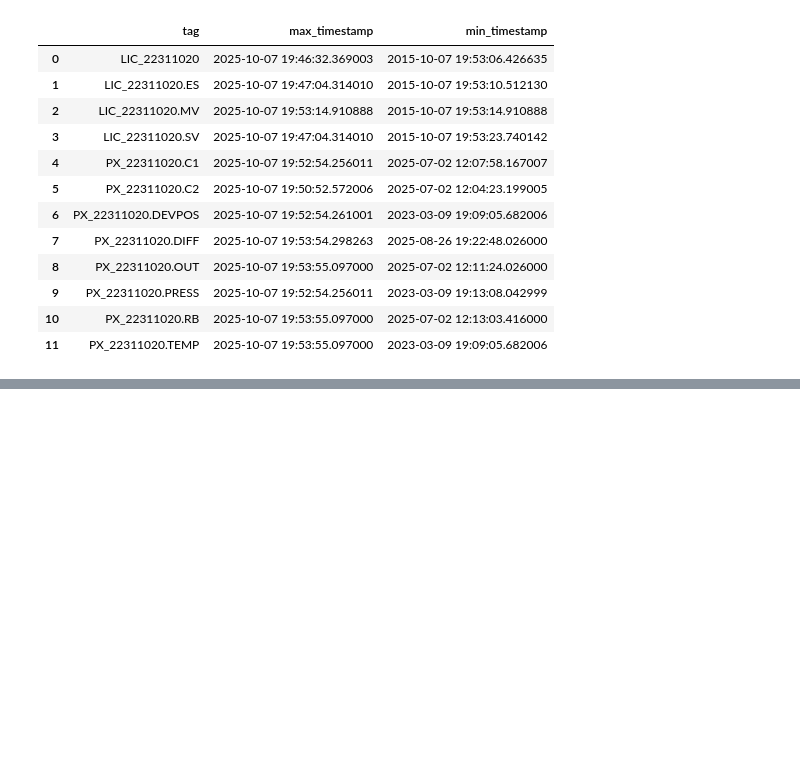
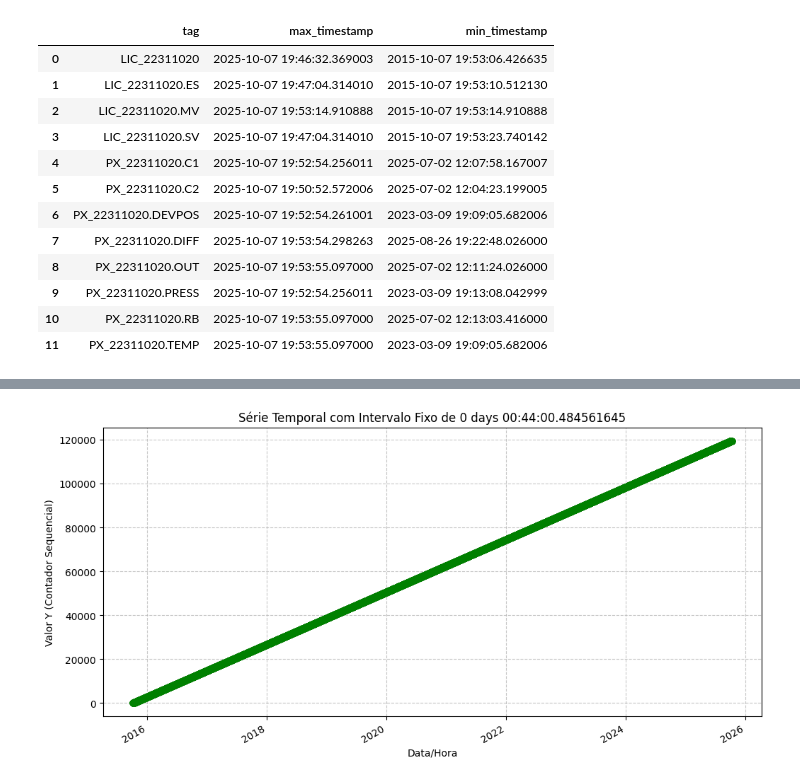
Before and after one commit to wateuz/planejamento_manutencao_ml, a Jupyter notebook: main.ipynb, the cells around one changed output, grey strips where cells are left out. Cells and saved outputs as stored; diff of their text form; code cells hidden in the pictures; blank space fills up the shorter version.

Commit message:
feat: First table version (data process)

```diff
--- a/main.ipynb
+++ b/main.ipynb
@@ -23,0 +188,3 @@ Dados lidos com sucesso:
+# %%
+df['datetime_standardized'] = (df['timestamp_epoch'] - df['timestamp_epoch'].mean()) / df['timestamp_epoch'].std()
+display(df.head())
@@ -25,7 +207,7 @@ Dados lidos com sucesso:
 # Análise exploratória dos dados quantidade de leituras por tag e descrição
 #print(df['description'].value_counts())
 #print(df['tag'].value_counts())
-df[df['tag'] == 'PX_22311020.RB']
-df['timestamp'] = pd.to_datetime(df['timestamp'])
-diferencas = df['timestamp'].diff()
-diferencas.mean()
+#############df = df[df['tag'] == 'PX_22311020.RB']
+#############df['timestamp'] = pd.to_datetime(df['timestamp'])
+#############diferencas = df['timestamp'].diff()
+#############diferencas.mean()
@@ -90,0 +285,61 @@ df_diff
+# %%
+# Plotar serie normalizada esperada
+import matplotlib.pyplot as plt
+import numpy as np
+
+start_date = df_dates['min_timestamp'].min()
+end_date = df_dates['max_timestamp'].max()
+interval = df_diff['mean_diff'].min()
+
+#Gerar a série de datas (eixo X)
+dates_list = []
+current_date = start_date
+
+#Loop para gerar os pontos de tempo, garantindo o intervalo exato
+while current_date <= end_date:
+    dates_list.append(current_date)
+    current_date += interval
+
+dates = pd.Series(dates_list)
+
+if not dates.empty and dates.iloc[-1] > end_date:
+    dates = dates.iloc[:-1] # Remove o último que ultrapassou
+
+# Se o último ponto gerado for ANTES do end_date, ou se a lista estava vazia:
+if dates.empty or dates.iloc[-1] < end_date:
+    # Adiciona a data final como o ponto de término
+    dates = pd.concat([dates, pd.Series([end_date])], ignore_index=True)
+
+
+# 5. Gerar a série de valores Y
+# O Y começa em 1 e aumenta em 1 para cada ponto (1, 2, 3, ...)
+y_values = np.arange(1, len(dates) + 1)
+
+# 6. Criar o DataFrame final
+df_result = pd.DataFrame({'Timestamp': dates, 'Y_Value': y_values})
+
+
+# --- Resultados e Plotagem ---
+print(f"Data Inicial: {start_date}")
+print(f"Data Final: {end_date}")
+print(f"Intervalo (Delta) Usado: {interval}")
+print(f"Número Total de Pontos Gerados: {len(df_result)}")
+
+# 7. Plotar o gráfico (série temporal)
+plt.figure(figsize=(12, 6))
+plt.plot(df_result['Timestamp'], df_result['Y_Value'], marker='o', linestyle='-', color='g')
+
+# Títulos e rótulos
+plt.title(f'Série Temporal com Intervalo Fixo de {interval}')
+plt.xlabel('Data/Hora')
+plt.ylabel('Valor Y (Contador Sequencial)')
+plt.grid(True, linestyle='--', alpha=0.7)
+plt.gcf().autofmt_xdate() # Formatar o eixo X para datas
+
+plt.show()
+
+# Mostrar as primeiras e últimas linhas do DataFrame
+print("\nPrimeiras 5 e Últimas 5 Linhas do Resultado:")
+print(df_result.head())
+print(df_result.tail())
+# %% [output]
@@ -90,0 +350 @@ df_diff
+[figure, added]
```
Also changed, not shown: parts of 12 cells of this notebook.
